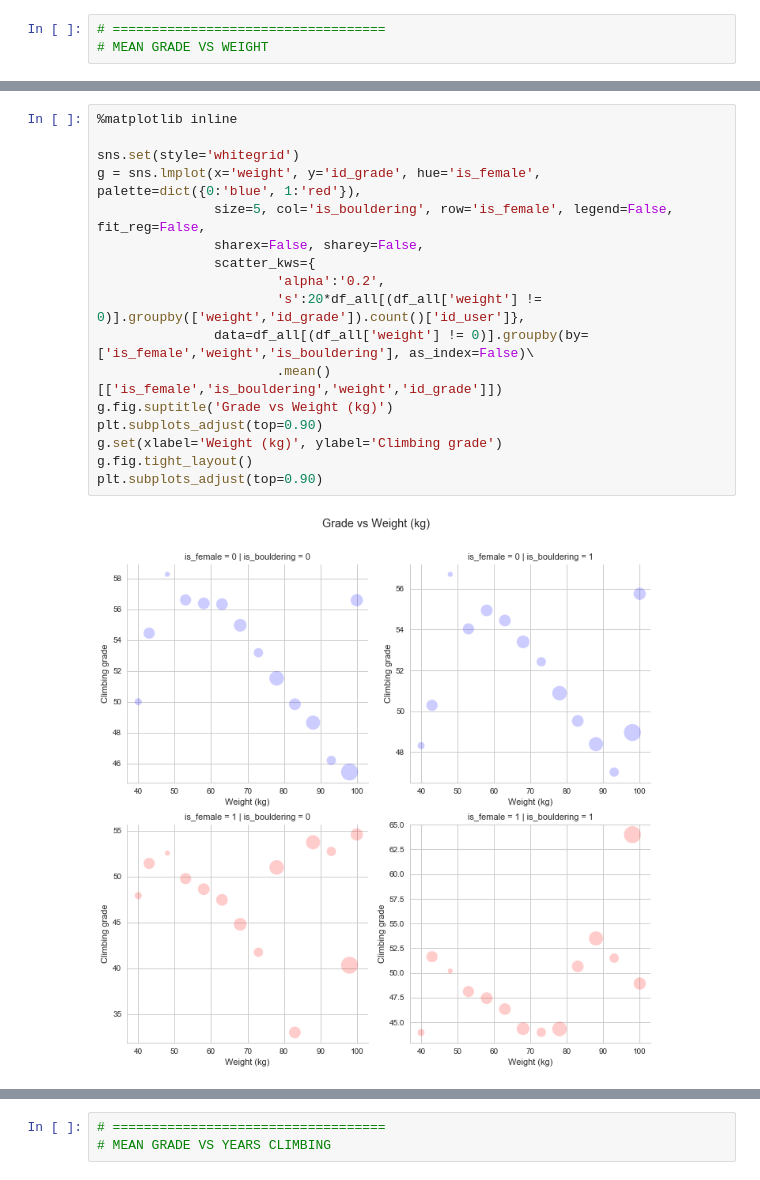
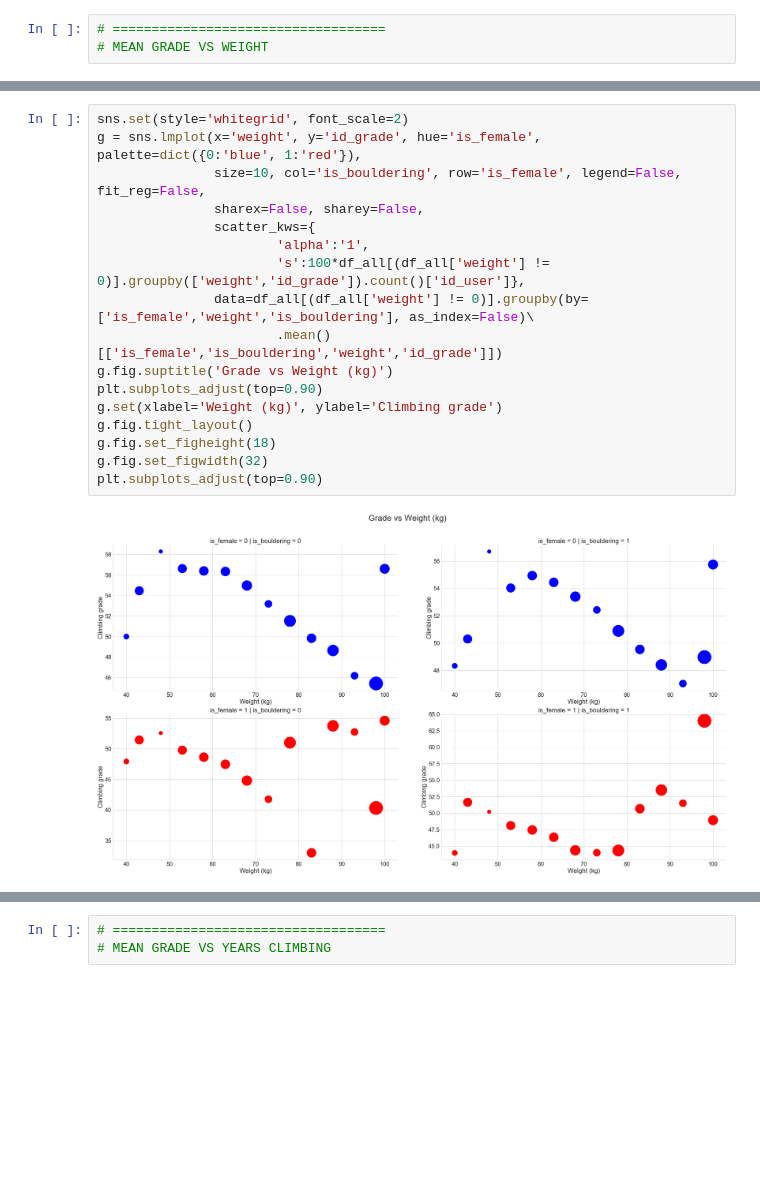
Before and after one commit to stevebachmeier/climber-characteristic-analysis, a Jupyter notebook: analysis.ipynb, the cells around one changed output, grey strips where cells are left out. Cells and saved outputs as stored; diff of their text form; blank space fills up the shorter version.

```diff
--- a/analysis.ipynb
+++ b/analysis.ipynb
@@ -936,21 +909,21 @@ plt.subplots_adjust(top=0.85)
 # %% [output]
 [figure]
 # %%
-%matplotlib inline
-
-sns.set(style='whitegrid')
+sns.set(style='whitegrid', font_scale=2)
 g = sns.lmplot(x='weight', y='id_grade', hue='is_female', palette=dict({0:'blue', 1:'red'}),
-               size=5, col='is_bouldering', row='is_female', legend=False, fit_reg=False,
+               size=10, col='is_bouldering', row='is_female', legend=False, fit_reg=False,
                sharex=False, sharey=False,
                scatter_kws={
-                       'alpha':'0.2',
-                       's':20*df_all[(df_all['weight'] != 0)].groupby(['weight','id_grade']).count()['id_user']},
+                       'alpha':'1',
+                       's':100*df_all[(df_all['weight'] != 0)].groupby(['weight','id_grade']).count()['id_user']},
                data=df_all[(df_all['weight'] != 0)].groupby(by=['is_female','weight','is_bouldering'], as_index=False)\
                        .mean()[['is_female','is_bouldering','weight','id_grade']])
 g.fig.suptitle('Grade vs Weight (kg)')
 plt.subplots_adjust(top=0.90)
 g.set(xlabel='Weight (kg)', ylabel='Climbing grade')
 g.fig.tight_layout()
+g.fig.set_figheight(18)
+g.fig.set_figwidth(32)
 plt.subplots_adjust(top=0.90)
 # %% [output]
-[figure, old version]
+[figure, new version]
```
Also changed, not shown: parts of 40 cells of this notebook, 11 other files.
